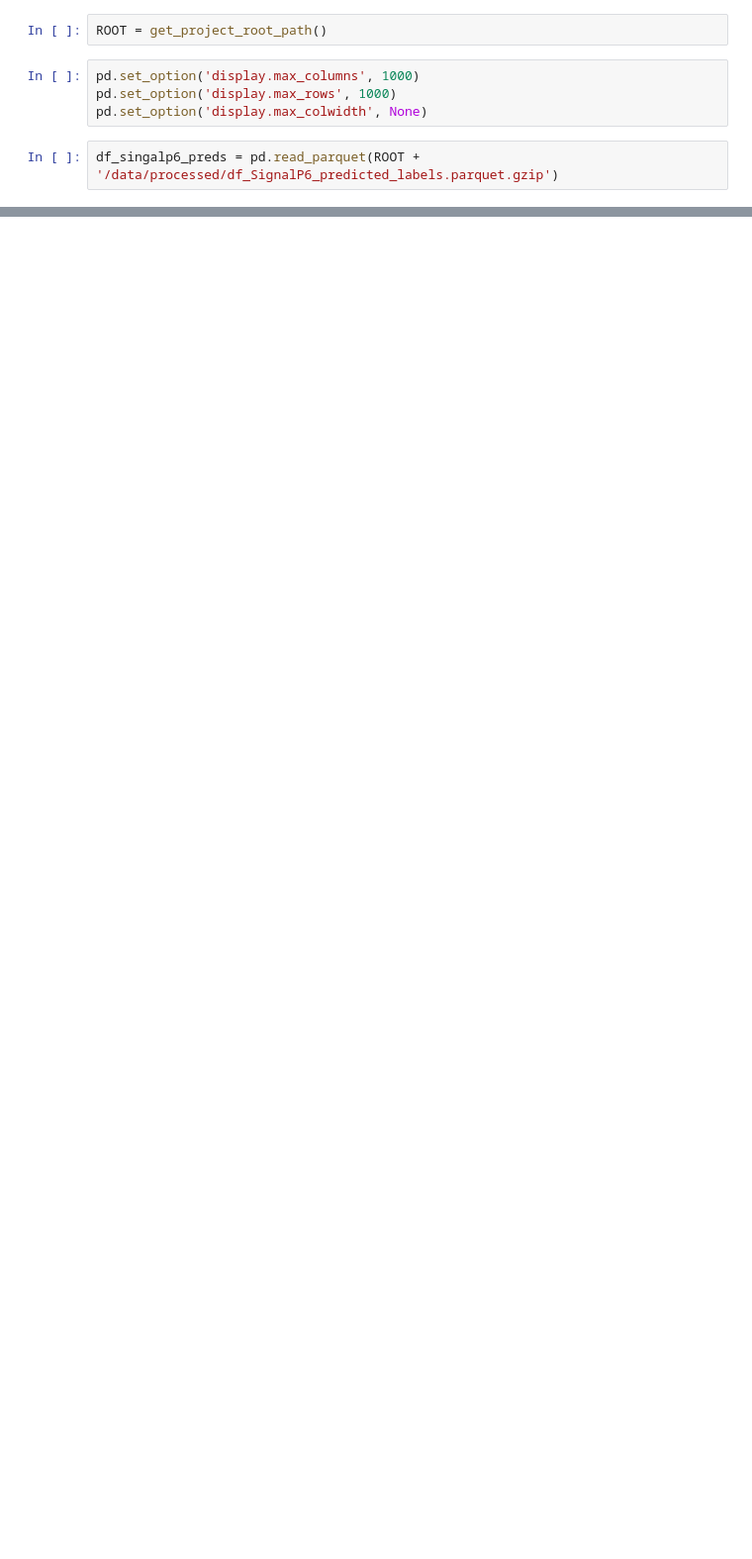
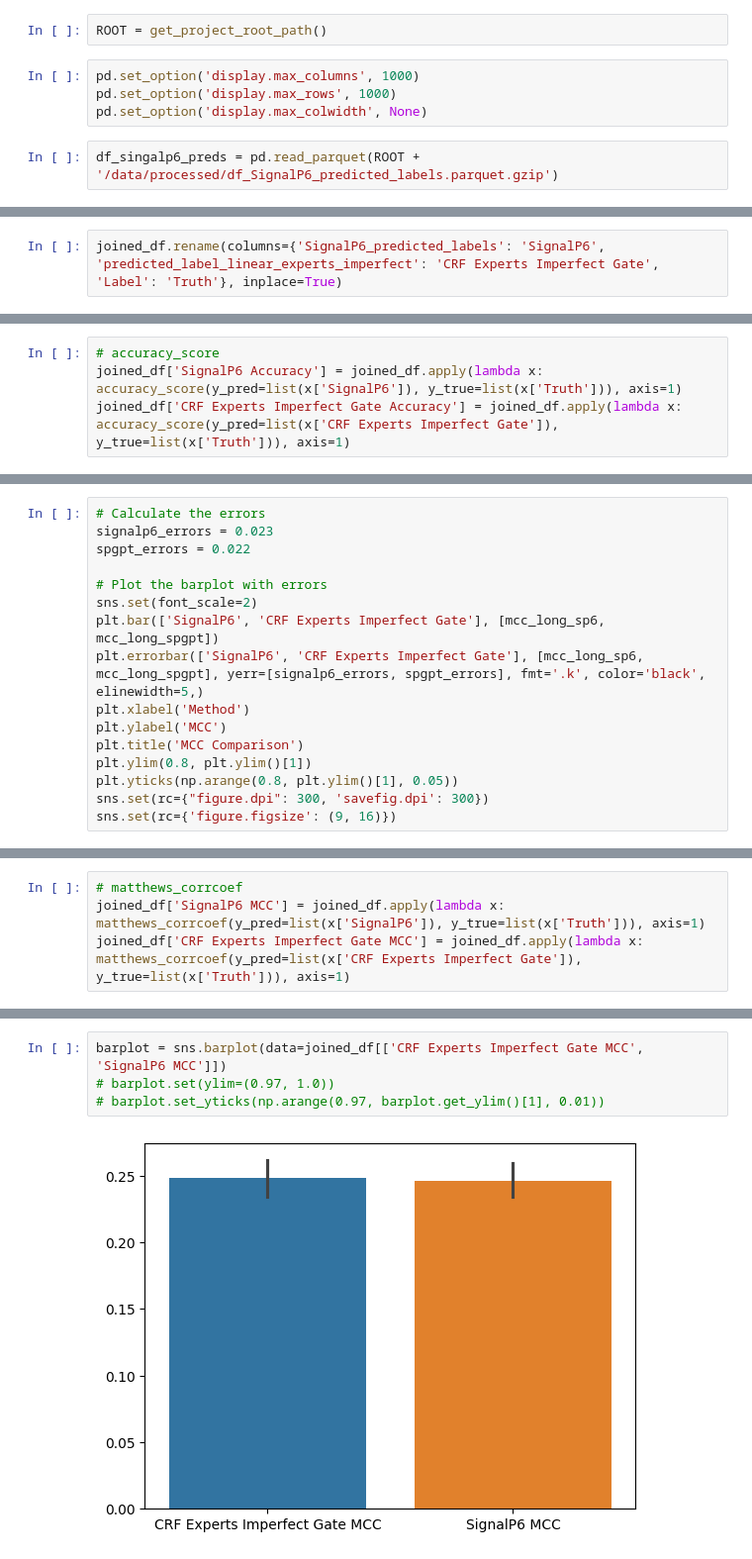
Before and after one commit to finnlueth/prottrans-t5-signalpeptide-prediction, a Jupyter notebook: notebooks/01_benchmark.ipynb, the cells around one changed output, grey strips where cells are left out. Shown at 99% size. Drawn from its saved outputs; the diff is of its cells as text; blank space fills up the shorter version.

Commit message:
license + plots

```diff
--- a/notebooks/01_benchmark.ipynb
+++ b/notebooks/01_benchmark.ipynb
@@ -28,0 +124,2 @@ df_singalp6_preds_type_split = df_singalp6_preds[
+# %%
+joined_df.rename(columns={'SignalP6_predicted_labels': 'SignalP6', 'predicted_label_linear_experts_imperfect': 'CRF Experts Imperfect Gate', 'Label': 'Truth'}, inplace=True)
@@ -28,0 +135,4 @@ df_singalp6_preds_type_split = df_singalp6_preds[
+# %%
+# accuracy_score
+joined_df['SignalP6 Accuracy'] = joined_df.apply(lambda x: accuracy_score(y_pred=list(x['SignalP6']), y_true=list(x['Truth'])), axis=1)
+joined_df['CRF Experts Imperfect Gate Accuracy'] = joined_df.apply(lambda x: accuracy_score(y_pred=list(x['CRF Experts Imperfect Gate']), y_true=list(x['Truth'])), axis=1)
@@ -28,0 +157,16 @@ df_singalp6_preds_type_split = df_singalp6_preds[
+# %%
+# Calculate the errors
+signalp6_errors = 0.023
+spgpt_errors = 0.022
+
+# Plot the barplot with errors
+sns.set(font_scale=2)
+plt.bar(['SignalP6', 'CRF Experts Imperfect Gate'], [mcc_long_sp6, mcc_long_spgpt])
+plt.errorbar(['SignalP6', 'CRF Experts Imperfect Gate'], [mcc_long_sp6, mcc_long_spgpt], yerr=[signalp6_errors, spgpt_errors], fmt='.k', color='black', elinewidth=5,)
+plt.xlabel('Method')
+plt.ylabel('MCC')
+plt.title('MCC Comparison')
+plt.ylim(0.8, plt.ylim()[1])
+plt.yticks(np.arange(0.8, plt.ylim()[1], 0.05))
+sns.set(rc={"figure.dpi": 300, 'savefig.dpi': 300})
+sns.set(rc={'figure.figsize': (9, 16)})
@@ -28,0 +175,4 @@ df_singalp6_preds_type_split = df_singalp6_preds[
+# %%
+# matthews_corrcoef
+joined_df['SignalP6 MCC'] = joined_df.apply(lambda x: matthews_corrcoef(y_pred=list(x['SignalP6']), y_true=list(x['Truth'])), axis=1)
+joined_df['CRF Experts Imperfect Gate MCC'] = joined_df.apply(lambda x: matthews_corrcoef(y_pred=list(x['CRF Experts Imperfect Gate']), y_true=list(x['Truth'])), axis=1)
@@ -28,0 +190,6 @@ df_singalp6_preds_type_split = df_singalp6_preds[
+# %%
+barplot = sns.barplot(data=joined_df[['CRF Experts Imperfect Gate MCC', 'SignalP6 MCC']])
+# barplot.set(ylim=(0.97, 1.0))
+# barplot.set_yticks(np.arange(0.97, barplot.get_ylim()[1], 0.01))
+# %% [output]
+[figure, added]
```
Also changed, not shown: parts of 33 cells of this notebook, 5 other files.
